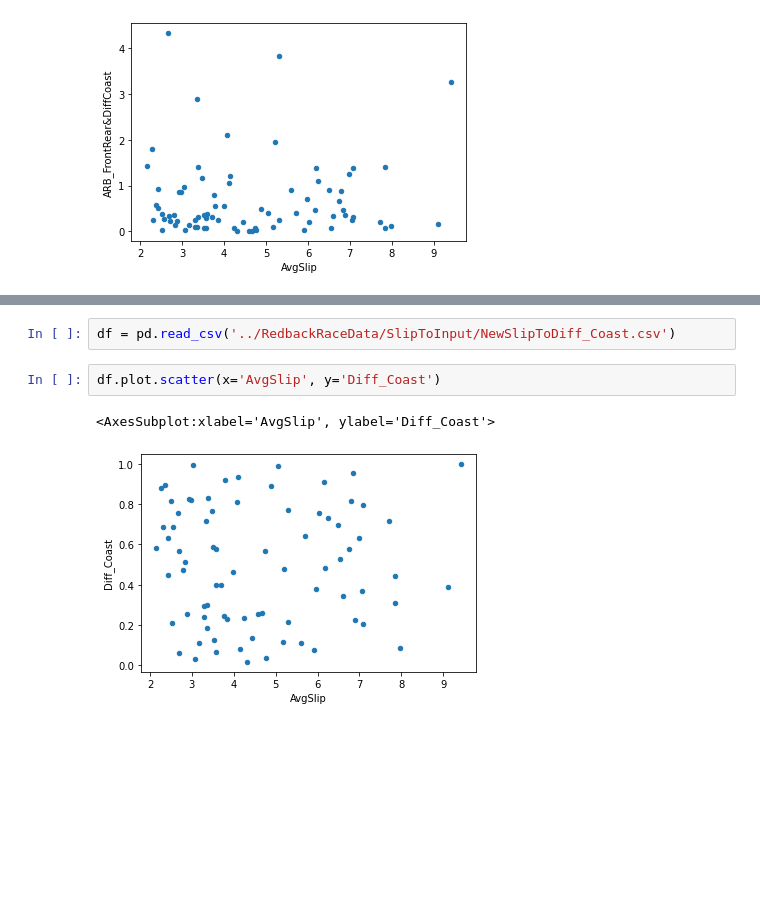
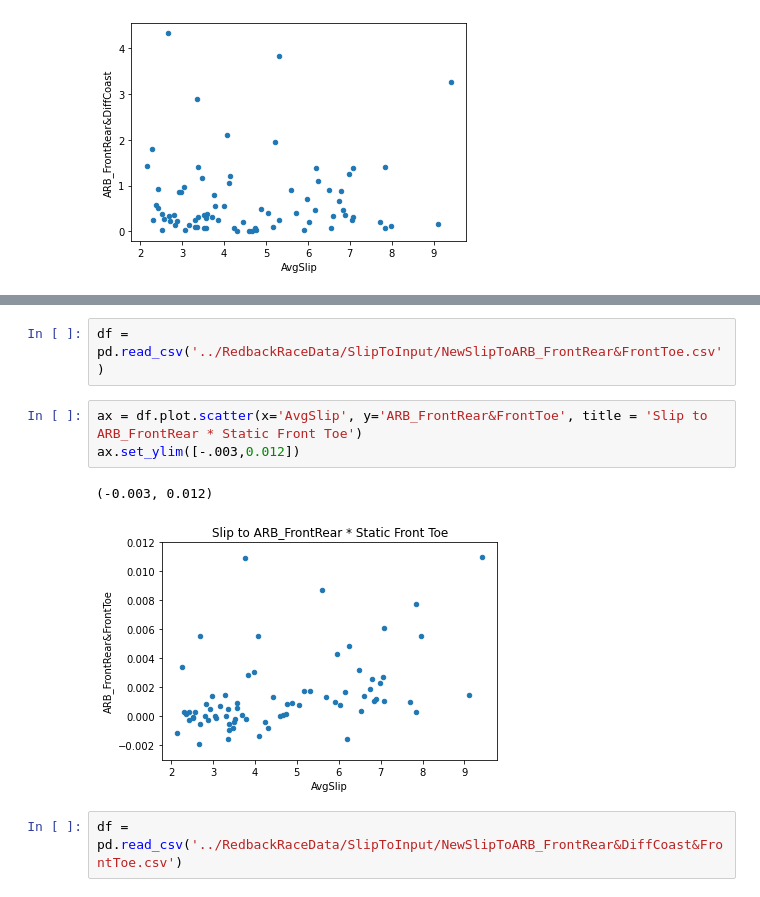
Before and after one commit to YidaChen30/RedbackRaceData, a Jupyter notebook: JupyterNoteboooks/SlipARBGraph.ipynb, the cells around one changed output, grey strips where cells are left out. Saved outputs shown, nothing was run; the diff lists cells and outputs as text; blank space fills up the shorter version.

```diff
--- a/JupyterNoteboooks/SlipARBGraph.ipynb
+++ b/JupyterNoteboooks/SlipARBGraph.ipynb
@@ -48,7 +62,10 @@ df.plot.scatter(x='AvgSlip', y='ARB_Rear')
-# %%
-df = pd.read_csv('../RedbackRaceData/SlipToInput/NewSlipToDiff_Coast.csv')
-# %%
-df.plot.scatter(x='AvgSlip', y='Diff_Coast')
-# %% [output]
-<AxesSubplot:xlabel='AvgSlip', ylabel='Diff_Coast'>
-[figure, removed]
+# %%
+df = pd.read_csv('../RedbackRaceData/SlipToInput/NewSlipToARB_FrontRear&FrontToe.csv')
+# %%
+ax = df.plot.scatter(x='AvgSlip', y='ARB_FrontRear&FrontToe', title = 'Slip to ARB_FrontRear * Static Front Toe')
+ax.set_ylim([-.003,0.012])
+# %% [output]
+(-0.003, 0.012)
+[figure, added]
+# %%
+df = pd.read_csv('../RedbackRaceData/SlipToInput/NewSlipToARB_FrontRear&DiffCoast&FrontToe.csv')
```
Also changed, not shown: parts of 25 cells of this notebook.
